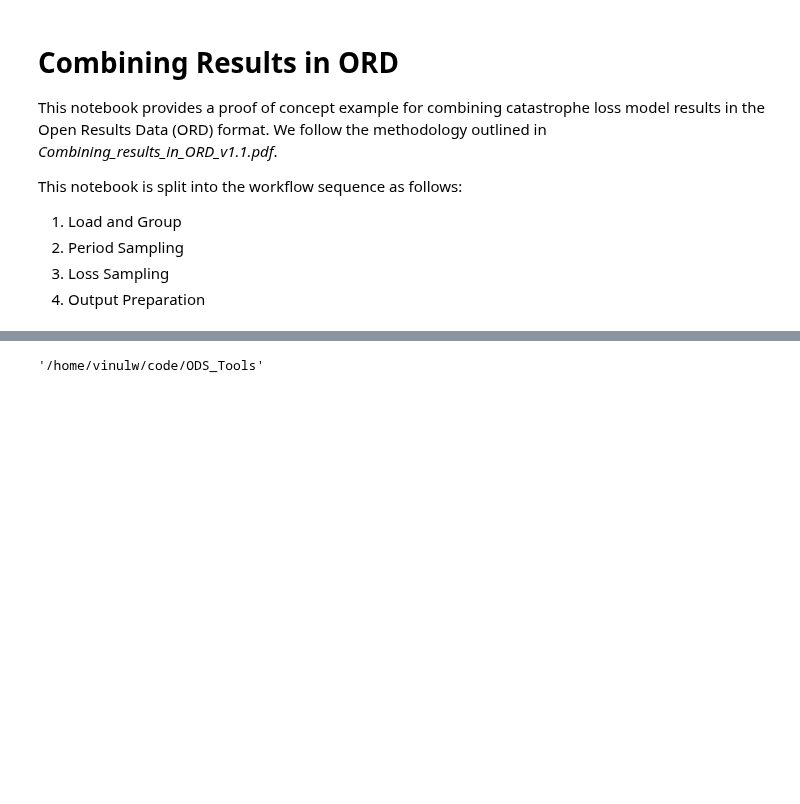
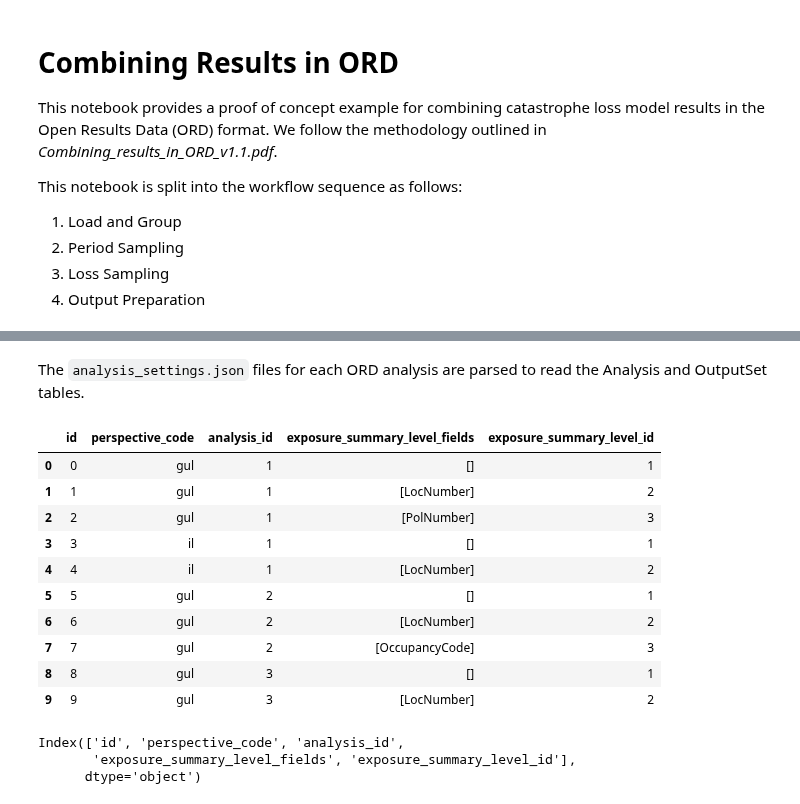
Before and after one commit to OasisLMF/ODS_Tools, a Jupyter notebook: ord_combining/combining_ord.ipynb, the cells around one changed output, grey strips where cells are left out. Saved outputs shown, nothing was run; the diff lists cells and outputs as text; code cells hidden in the pictures; blank space fills up the shorter version.

```diff
--- a/ord_combining/combining_ord.ipynb
+++ b/ord_combining/combining_ord.ipynb
@@ -28,6 +33,7 @@ The `Analysis` and `OutputSet` dataclasses are defined in `common.py`.
 # %%
-from ord_combining.common import Analysis, OutputSet
+parent_path = Path('~/code/ODS_Tools/ord_combining').expanduser()
 
-?Analysis
-?OutputSet
+ord_output_dirs = [parent_path / "ord-losses-1/output",
+                   parent_path / "ord-losses-2/output",
+                   parent_path / "ord-losses-3/output"]
 # %%
@@ -37,11 +53,49 @@ ModuleNotFoundError: No module named 'ord_combining'
+# %% [markdown]
+
+The `analysis_settings.json` files for each ORD analysis are parsed to read the Analysis and OutputSet tables.
 # %%
-import os
-import sys
-module_path = os.path.abspath(os.path.join('..'))
+from ord_combining.outputset import parse_analysis_settings
+from ord_combining.common import dataclass_list_to_dataframe
+
+def load_analysis_and_output_sets(ord_output_dirs):
+    analysis_set = []
+    output_sets = []
+    analysis_id = 1
+    for ord_dir in ord_output_dirs:
+        analysis, _outputsets = parse_analysis_settings(ord_dir / 'analysis_settings.json')
+
+        # set the uid for the analysis
+        analysis.id = analysis_id
+        for i in range(len(_outputsets)):
+            _outputsets[i].analysis_id = analysis_id
+        analysis_id += 1
+
+        analysis_set.append(analysis)
+        output_sets += _outputsets
+
+    return analysis_set, output_sets
+
+analysis, outputsets = load_analysis_and_output_sets(ord_output_dirs)
+analysis = {a.id: a for a in analysis}
+outputsets_df = dataclass_list_to_dataframe(outputsets)
+outputsets_df['id'] = outputsets_df.index # set id col
 # %%
-module_path
+outputsets_df
 # %% [output]
-'/home/vinulw/code/ODS_Tools'
+|  | id | perspective_code | analysis_id | exposure_summary_level_fields | exposure_summary_level_id |
+| 0 | 0 | gul | 1 | [] | 1 |
+| 1 | 1 | gul | 1 | [LocNumber] | 2 |
+| 2 | 2 | gul | 1 | [PolNumber] | 3 |
+| 3 | 3 | il | 1 | [] | 1 |
+| 4 | 4 | il | 1 | [LocNumber] | 2 |
+| 5 | 5 | gul | 2 | [] | 1 |
+| 6 | 6 | gul | 2 | [LocNumber] | 2 |
+| 7 | 7 | gul | 2 | [OccupancyCode] | 3 |
+| 8 | 8 | gul | 3 | [] | 1 |
+| 9 | 9 | gul | 3 | [LocNumber] | 2 |
 # %%
-if module_path not in sys.path:
-    sys.path.append(module_path)
+outputsets_df.columns
+# %% [output]
+Index(['id', 'perspective_code', 'analysis_id',
+       'exposure_summary_level_fields', 'exposure_summary_level_id'],
+      dtype='object')
```
Also changed, not shown: parts of 43 cells of this notebook, 1 other file.
